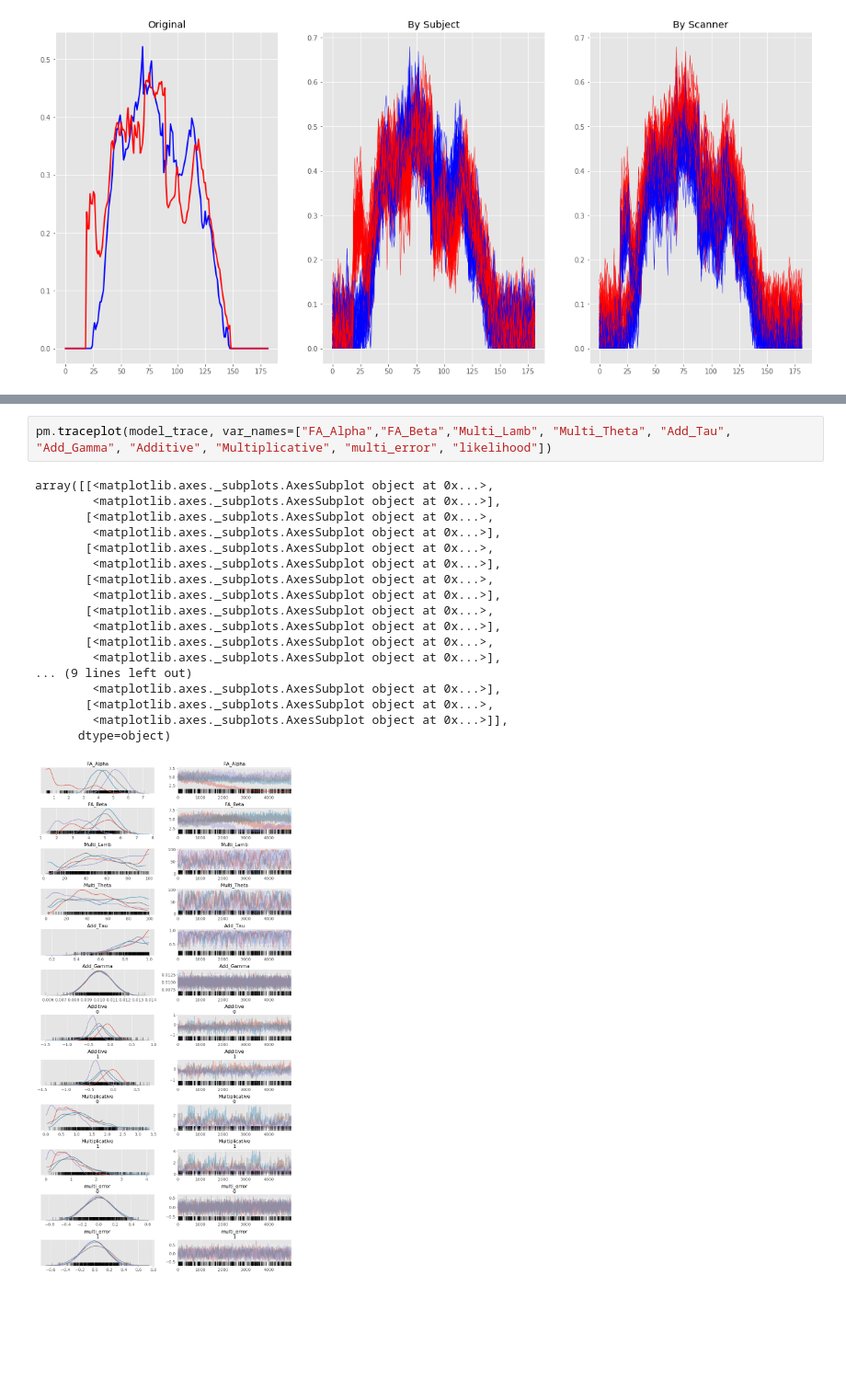
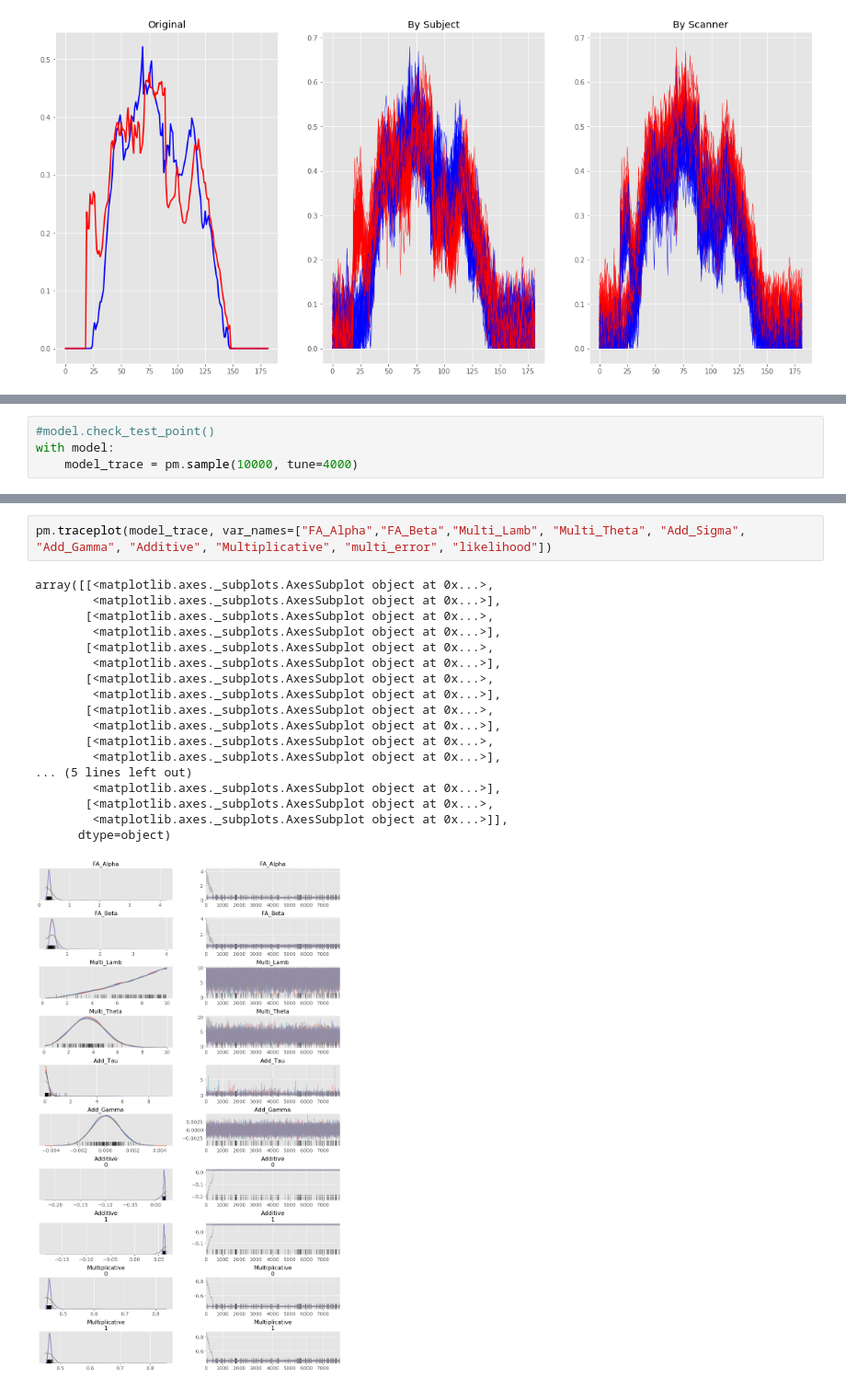
Before and after one commit to rafaceschin/dingo_sim3, a Jupyter notebook: dingo_sim.ipynb, the cells around one changed output, grey strips where cells are left out. Shown at 92% size. Saved outputs shown, nothing was run; the diff lists cells and outputs as text; blank space fills up the shorter version.

Commit message:
WORKS - need to test different models

```diff
--- a/dingo_sim.ipynb
+++ b/dingo_sim.ipynb
@@ -207,0 +174,4 @@ pm.model_to_graphviz(model)
+# %%
+#model.check_test_point()
+with model:
+    model_trace = pm.sample(10000, tune=4000)
@@ -208,22 +184,22 @@ pm.model_to_graphviz(model)
 # %%
-pm.traceplot(model_trace, var_names=["FA_Alpha","FA_Beta","Multi_Lamb", "Multi_Theta", "Add_Tau", "Add_Gamma", "Additive", "Multiplicative", "multi_error", "likelihood"])
+pm.traceplot(model_trace, var_names=["FA_Alpha","FA_Beta","Multi_Lamb", "Multi_Theta", "Add_Sigma", "Add_Gamma", "Additive", "Multiplicative", "multi_error", "likelihood"])
 # %% [output]
 array([[<matplotlib.axes._subplots.AxesSubplot object at 0x...>,
         <matplotlib.axes._subplots.AxesSubplot object at 0x...>],
        [<matplotlib.axes._subplots.AxesSubplot object at 0x...>,
         <matplotlib.axes._subplots.AxesSubplot object at 0x...>],
        [<matplotlib.axes._subplots.AxesSubplot object at 0x...>,
         <matplotlib.axes._subplots.AxesSubplot object at 0x...>],
        [<matplotlib.axes._subplots.AxesSubplot object at 0x...>,
         <matplotlib.axes._subplots.AxesSubplot object at 0x...>],
        [<matplotlib.axes._subplots.AxesSubplot object at 0x...>,
         <matplotlib.axes._subplots.AxesSubplot object at 0x...>],
        [<matplotlib.axes._subplots.AxesSubplot object at 0x...>,
         <matplotlib.axes._subplots.AxesSubplot object at 0x...>],
-... (9 lines left out)
+... (5 lines left out)
         <matplotlib.axes._subplots.AxesSubplot object at 0x...>],
        [<matplotlib.axes._subplots.AxesSubplot object at 0x...>,
         <matplotlib.axes._subplots.AxesSubplot object at 0x...>]],
       dtype=object)
-[figure, old version]
+[figure, new version]
 # %%
```
Also changed, not shown: parts of 4 cells of this notebook.
